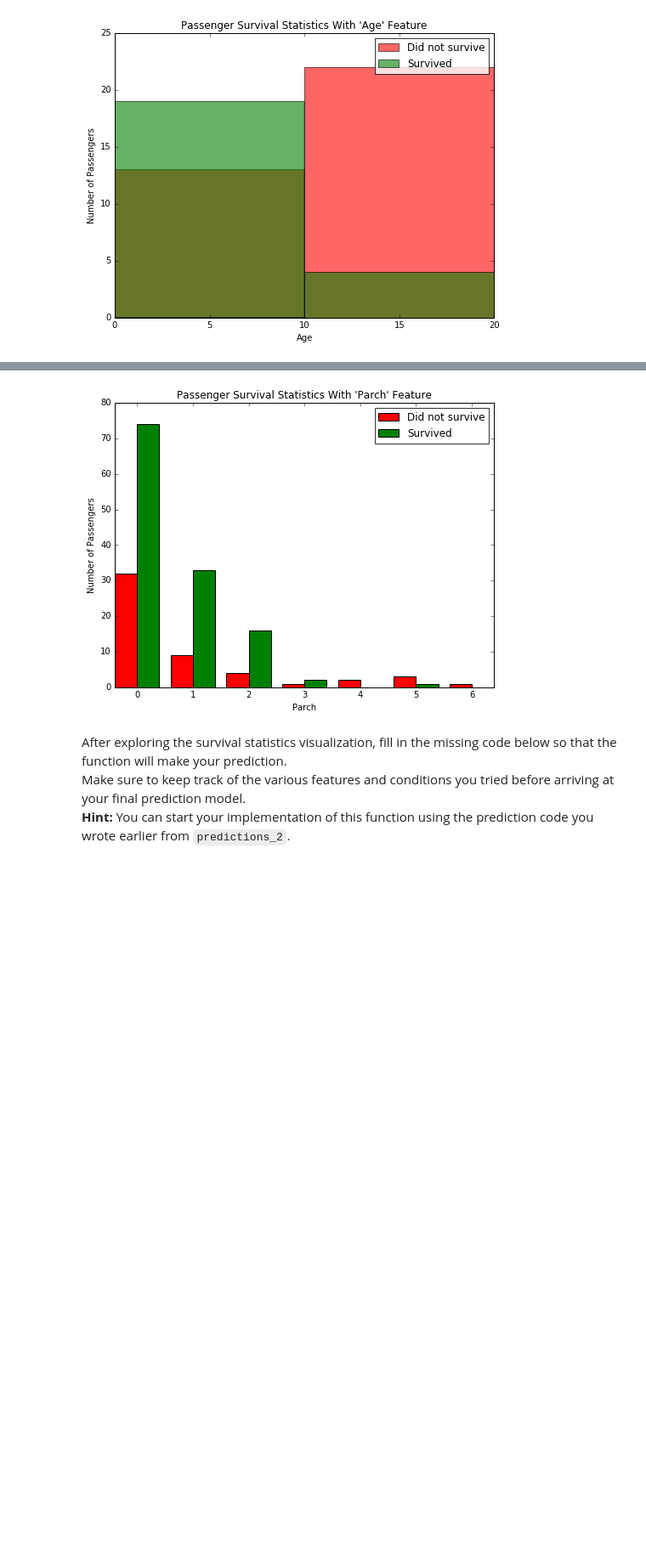
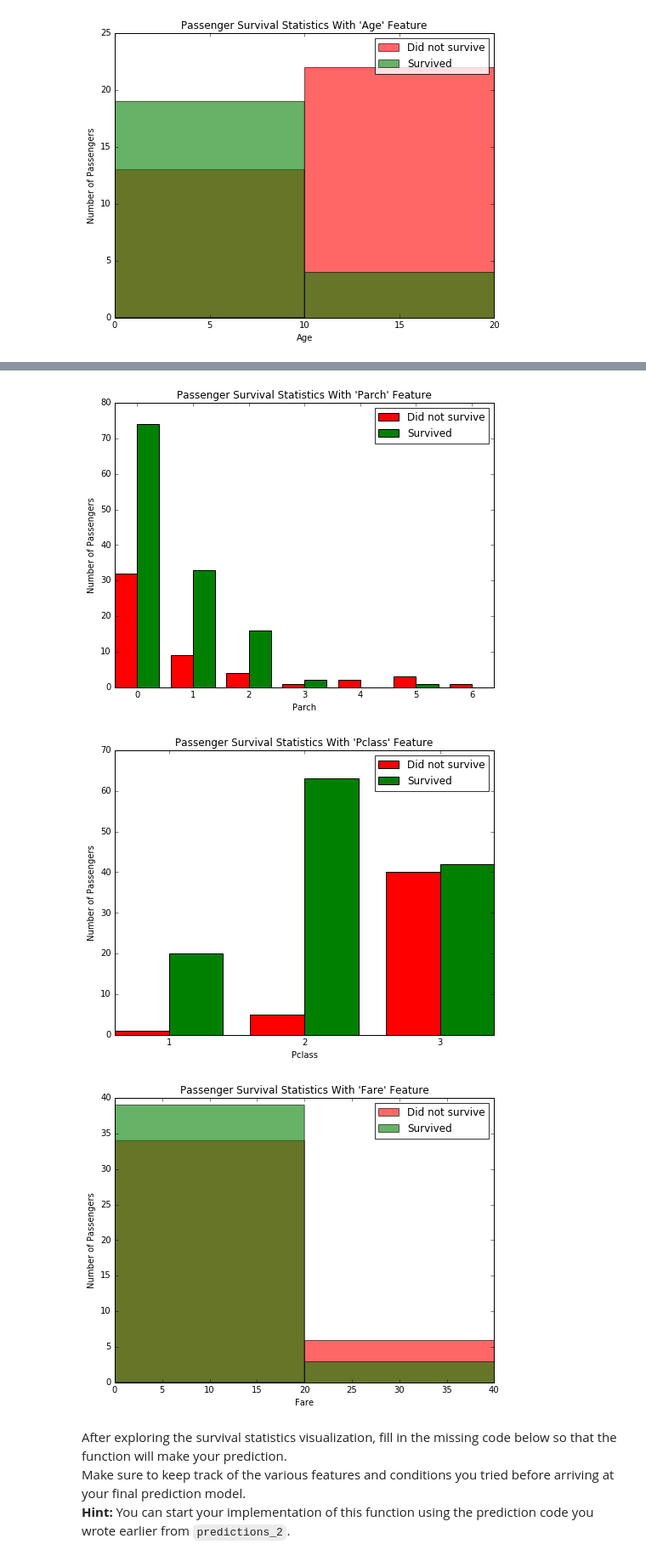
Before and after one commit to al825/Titanic_Survival_Exploration, a Jupyter notebook: Titanic_Survival_Exploration.ipynb, the cells around one changed output, grey strips where cells are left out. Shown at 85% size. Cells and saved outputs as stored; diff of their text form; code cells hidden in the pictures; blank space fills up the shorter version.

```diff
--- a/Titanic_Survival_Exploration.ipynb
+++ b/Titanic_Survival_Exploration.ipynb
@@ -227,13 +220,17 @@ survival_stats(data, outcomes, 'Fare', ["Sex == 'male'", "Age > 10", "Pclass < 2
 # %%
 survival_stats(data, outcomes, 'Age',["Sex == 'female'"])
 survival_stats(data, outcomes, 'Fare',["Sex == 'female'", "Age <= 50"])
 survival_stats(data, outcomes, 'SibSp',["Sex == 'female'", "Age <= 50", "Fare <= 60"])
 survival_stats(data, outcomes, 'Parch',["Sex == 'female'", "Age <= 50", "Fare <= 60", "SibSp < 3"])
+survival_stats(data, outcomes, 'Pclass',["Sex == 'female'", "Age <= 50", "Fare <= 60", "SibSp < 3", "Parch <= 3"])
+survival_stats(data, outcomes, 'Fare',["Sex == 'female'", "Age <= 50", "Fare <= 60", "SibSp < 3", "Parch <= 3", "Pclass == 3"])
 # %% [output]
 [figure]
 [figure]
 [figure]
 [figure]
+[figure, added]
+[figure, added]
 # %% [markdown]
 After exploring the survival statistics visualization, fill in the missing code below so that the function will make your prediction.
 Make sure to keep track of the various features and conditions you tried before arriving at your final prediction model.
```
Also changed, not shown: parts of 9 cells of this notebook, 1 other file.
